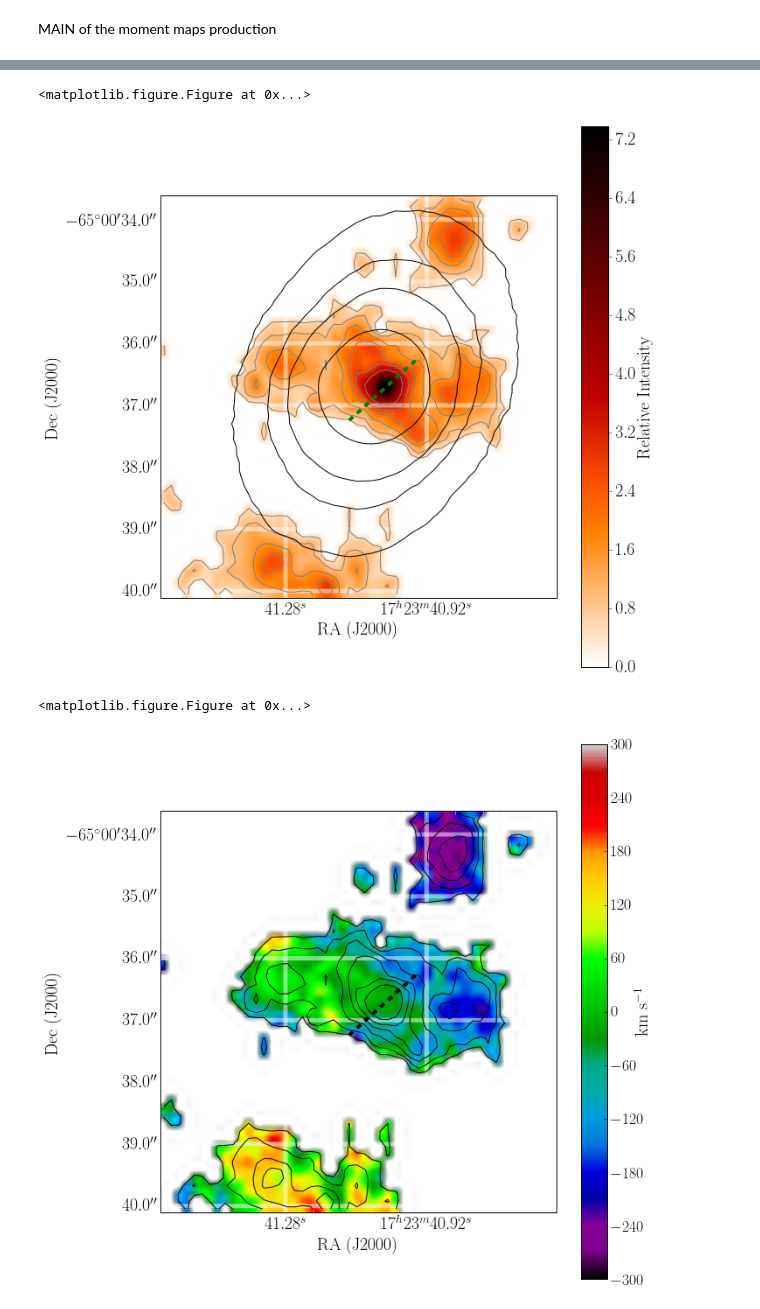
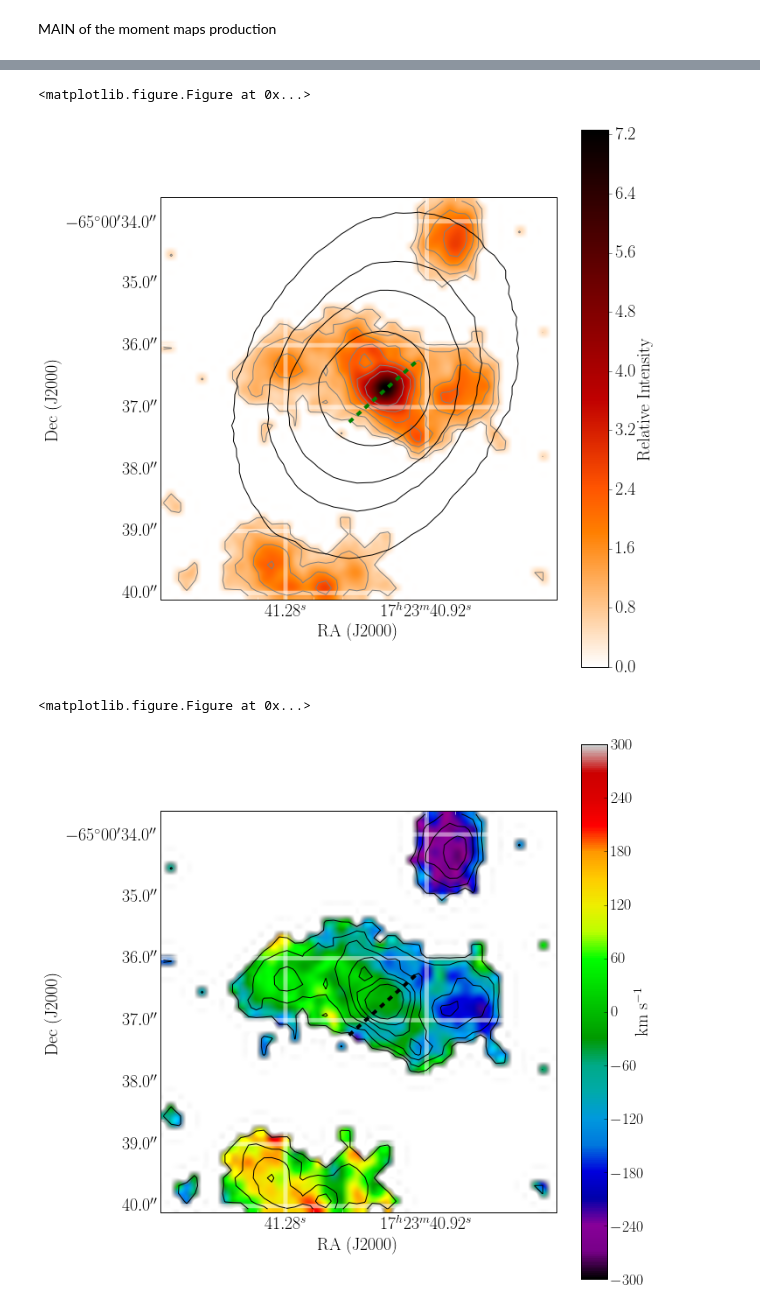
Before and after one commit to Fil8/CubeLove, a Jupyter notebook: cube_love.ipynb, the cells around one changed output, grey strips where cells are left out. Cells and saved outputs as stored; diff of their text form; code cells hidden in the pictures.

Commit message:
version 1.0
- continuum subtraction
- spectrum extraction
- moment maps
- analysis of the centre

```diff
--- a/cube_love.ipynb
+++ b/cube_love.ipynb
@@ -67,0 +74,9 @@ vel_sys=4394 #km/s
+# %%
+f=pyfits.open(input_file)
+in_f=f[0].data
+headd=f[0].header
+#set the spectral band
+wave = (np.linspace(1,in_f.shape[0],in_f.shape[0])-headd['CRPIX3'])* headd['CDELT3'] + headd['CRVAL3']
+# in frequency
+wave_freq=np.array([])
+wave_freq=C/(wave*1e-6)
@@ -67,0 +149,3 @@ vel_sys=4394 #km/s
+# %%
+in_file=input_file
+outfile_fig=root_figures+'spectrum_centre_withcont.pdf'
@@ -67,0 +157,9 @@ vel_sys=4394 #km/s
+# %%
+#*** CENTRE ***#
+#average spectrum
+x_l_s=38
+x_r_s=41
+y_d_s=39
+y_u_s=41
+
+delta_vel=9
@@ -484,10 +689 @@ pa_cont_ALL=42
-# %%
-f=pyfits.open(in_h)
-in_mask=f[0].data
-headd=f[0].header
-#set the spectral band
-wave = (np.linspace(1,in_mask.shape[0],in_mask.shape[0])-headd['CRPIX3'])* headd['CDELT3'] + headd['CRVAL3']
-# in frequency
-wave_freq=np.array([])
-wave_freq=C/(wave*1e-6)
 # %%
@@ -781,7 +971,10 @@ get_ipython().magic(u'pylab inline')
 
 #intensity
 #make a mask using the hanned cube
-mask=mask_int(in_mask,value_vel)
+f=pyfits.open(in_nh)
+in_m=f[0].data
+headd=f[0].header
+mask=mask_int(in_m,value_vel)
 #open final cube cube
 f=pyfits.open(in_nh)
 infile=f[0].data
@@ -812,5 +1004,5 @@ WARNING: pylab import has clobbered these variables: ['f', 'split']
 NORMAL TERMINATION
 <matplotlib.figure.Figure at 0x...>
-[figure, old version]
+[figure, new version]
 <matplotlib.figure.Figure at 0x...>
-[figure, old version]
+[figure, new version]
```
Also changed, not shown: parts of 37 cells of this notebook.
